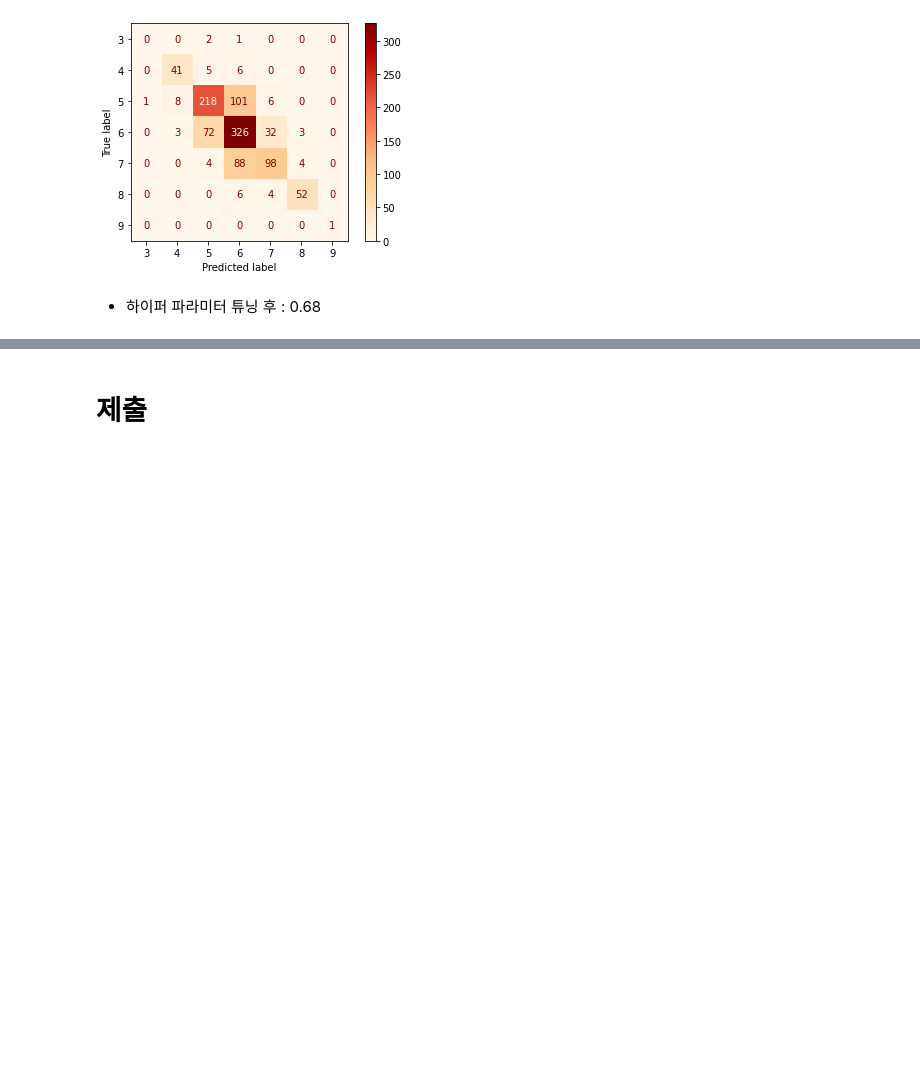
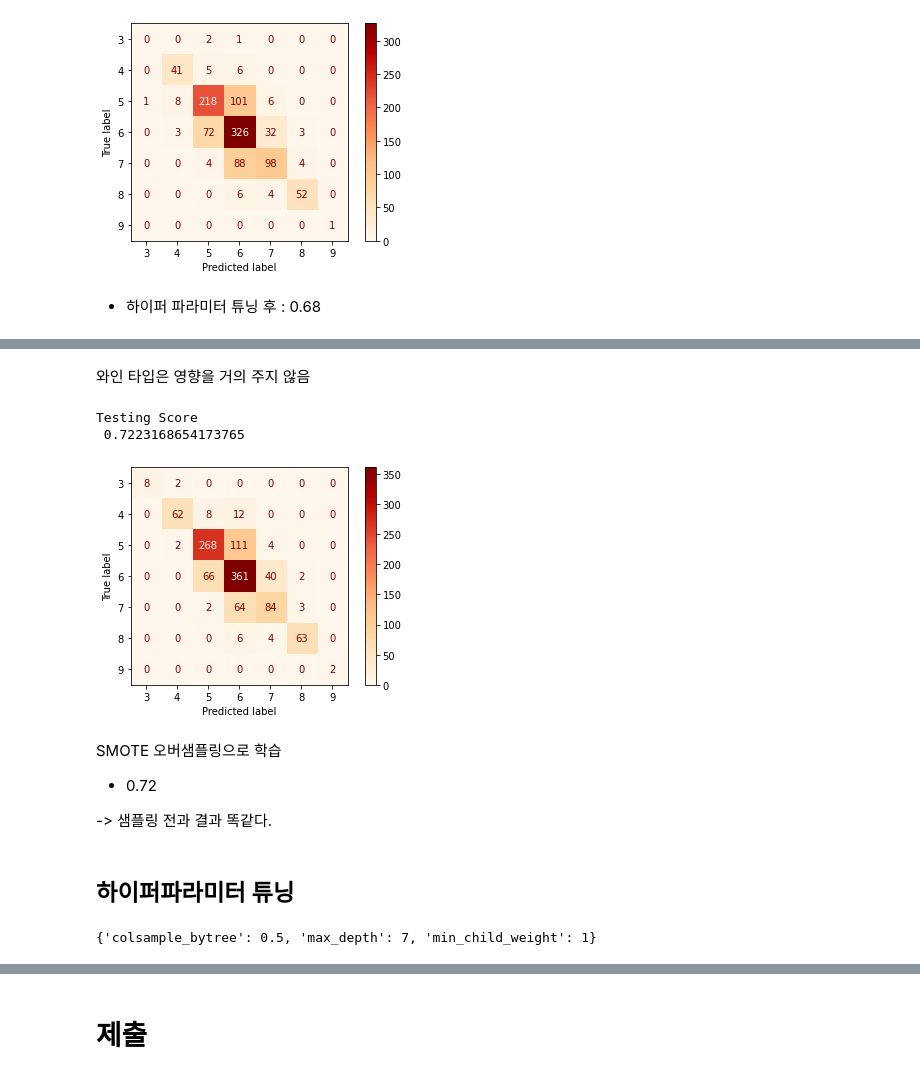
Before and after one commit to Sunnnyyy16/Dacon_study, a Jupyter notebook: wine/wine_quality.ipynb, the cells around one changed output, grey strips where cells are left out. Drawn from its saved outputs; the diff is of its cells as text; code cells hidden in the pictures; blank space fills up the shorter version.

```diff
--- a/wine/wine_quality.ipynb
+++ b/wine/wine_quality.ipynb
@@ -380,0 +406,3 @@ Testing Score
+# %%
+sm = SMOTE(sampling_strategy='auto', random_state=0)
+x_smote, y_smote = sm.fit_resample(train_x, train_y)
@@ -380,0 +458,18 @@ Testing Score
+# %% [markdown]
+와인 타입은 영향을 거의 주지 않음
+# %%
+# SMOTE 적용한 데이터셋 학습
+lgbm_clf = LGBMClassifier(n_estimators=500, random_state=42)
+lgbm_clf.fit(x_smote, y_smote)
+Model(lgbm_clf)
+# %% [output]
+Testing Score
+ 0.7223168654173765
+[figure, added]
+# %% [markdown]
+SMOTE 오버샘플링으로 학습
+* 0.72
+
+-> 샘플링 전과 결과 똑같다.
+# %% [markdown]
+## 하이퍼파라미터 튜닝
@@ -380,0 +478,9 @@ Testing Score
+# %%
+params = {'max_depth':[5,7], 'min_child_weight':[1,3], 'colsample_bytree':[0.5, 0.75]}
+
+gridcv = GridSearchCV(lgbm_clf, param_grid=params, cv=3)
+gridcv.fit(train_x, train_y)
+
+print(gridcv.best_params_)
+# %% [output]
+{'colsample_bytree': 0.5, 'max_depth': 7, 'min_child_weight': 1}
```
Also changed, not shown: parts of 23 cells of this notebook.
